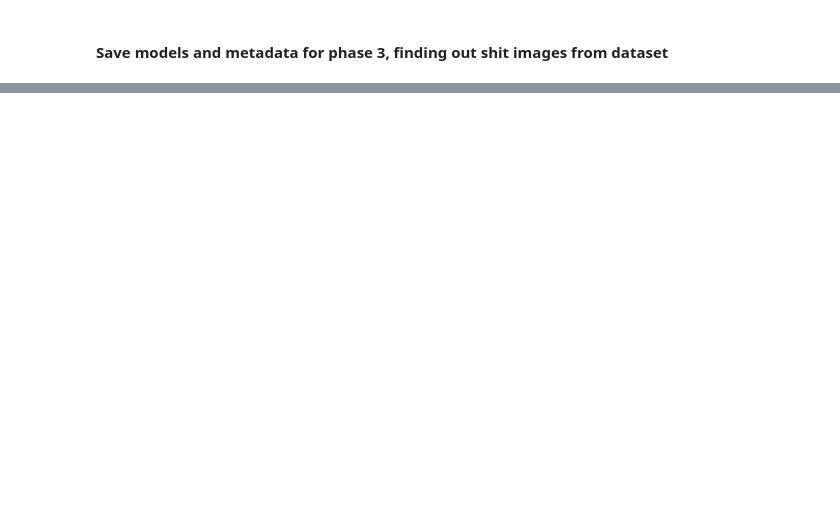
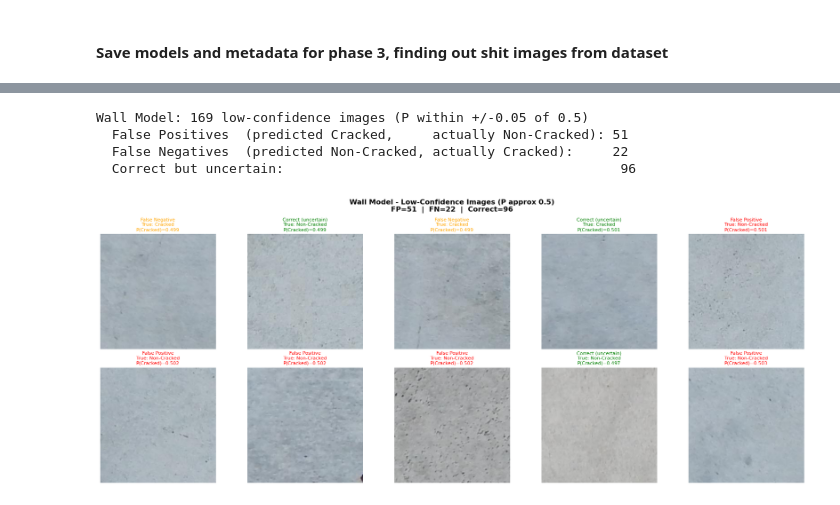
Before and after one commit to PengYongxi-machine-learning/Crack-Identification---Group-A, a Jupyter notebook: John - Phase 4 - Retrain CNN.ipynb, the cells around one changed output, grey strips where cells are left out. Cells and saved outputs as stored; diff of their text form; code cells hidden in the pictures; blank space fills up the shorter version.

```diff
--- a/John - Phase 4 - Retrain CNN.ipynb
+++ b/John - Phase 4 - Retrain CNN.ipynb
@@ -550,16 +463,5 @@ weighted avg       0.87      0.19      0.12      2685
 #### Save models and metadata for phase 3, finding out shit images from dataset
 # %%
 # Save the trained models
-torch.save(model_walls.state_dict(), 'model_walls.pth')
-torch.save(model_decks.state_dict(), 'model_decks.pth')
-
-# Save the best thresholds and metadata
-import json
-metadata = {'best_threshold_walls': float(best_threshold_walls),
-            'best_threshold_decks': float(best_threshold_decks),
-            'best_f1_walls': float(best_f1_walls),
-            'best_f1_decks': float(best_f1_decks),
-            'device_type': device_type}
-
-with open('model_metadata.json', 'w') as f:
-    json.dump(metadata, f, indent=4)
+torch.save(model_walls.state_dict(), 'model_walls_cleaned.pth')
+torch.save(model_decks.state_dict(), 'model_decks_cleaned.pth')
@@ -565,0 +552,9 @@ with open('model_metadata.json', 'w') as f:
+# %%
+# Wall model – low-confidence images from the test set (probability within ±0.1 of 0.5)
+show_low_confidence_images(model_walls, walls_te, device, tolerance=0.05, n_show=10, dataset_name="Wall Model")
+# %% [output]
+Wall Model: 169 low-confidence images (P within +/-0.05 of 0.5)
+  False Positives  (predicted Cracked,     actually Non-Cracked): 51
+  False Negatives  (predicted Non-Cracked, actually Cracked):     22
+  Correct but uncertain:                                           96
+[figure, added]
```
Also changed, not shown: parts of 23 cells of this notebook.
